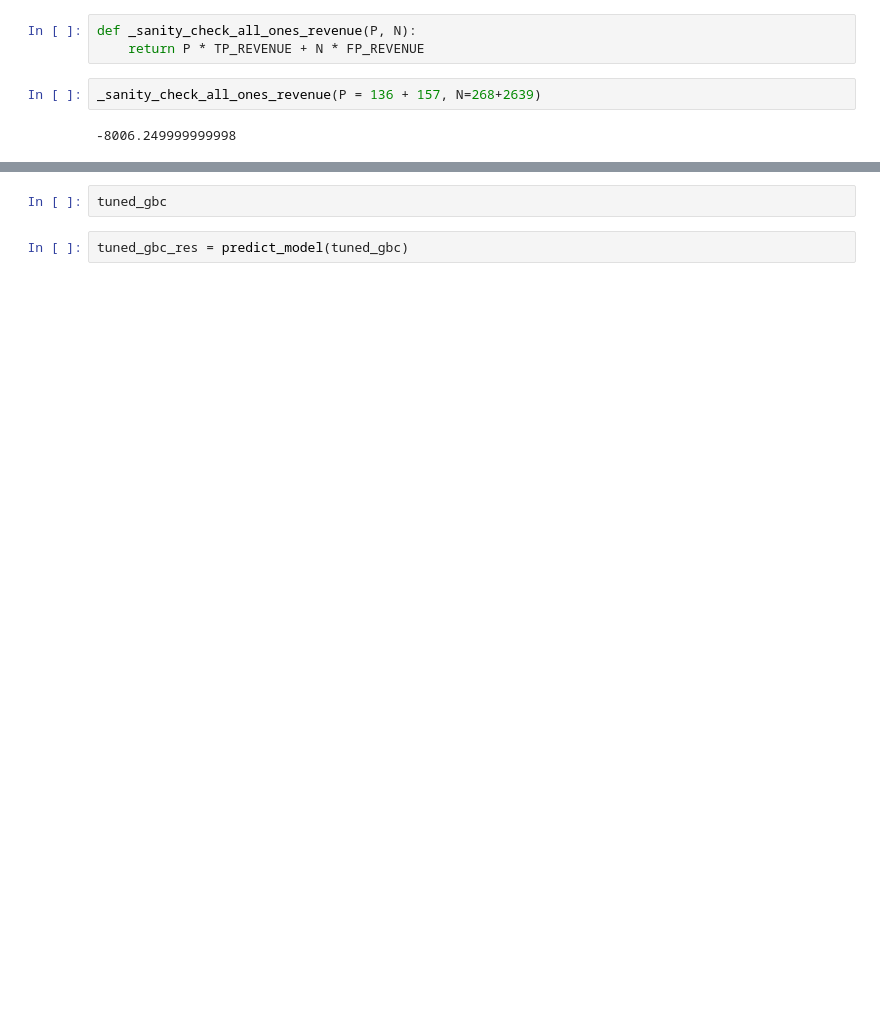
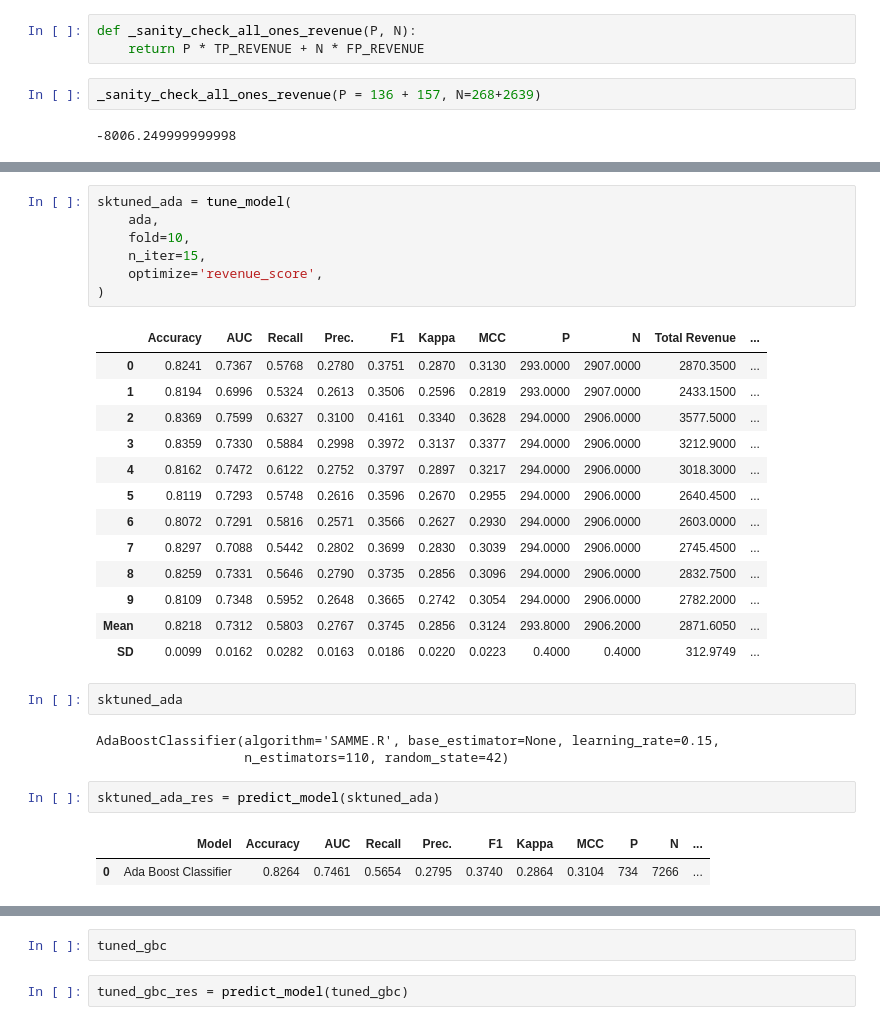
Before and after one commit to shaypal5/mba_ds_project, a Jupyter notebook: notebooks/pycaret_play.ipynb, the cells around one changed output, grey strips where cells are left out. Saved outputs shown, nothing was run; the diff lists cells and outputs as text; blank space fills up the shorter version.

```diff
--- a/notebooks/pycaret_play.ipynb
+++ b/notebooks/pycaret_play.ipynb
@@ -303,0 +366,31 @@ gbc_res = predict_model(gbc)
+# %%
+sktuned_ada = tune_model(
+    ada,
+    fold=10,
+    n_iter=15,
+    optimize='revenue_score',
+)
+# %% [output]
+|  | Accuracy | AUC | Recall | Prec. | F1 | Kappa | MCC | P | N | Total Revenue | ... |
+| 0 | 0.8241 | 0.7367 | 0.5768 | 0.2780 | 0.3751 | 0.2870 | 0.3130 | 293.0000 | 2907.0000 | 2870.3500 | ... |
+| 1 | 0.8194 | 0.6996 | 0.5324 | 0.2613 | 0.3506 | 0.2596 | 0.2819 | 293.0000 | 2907.0000 | 2433.1500 | ... |
+| 2 | 0.8369 | 0.7599 | 0.6327 | 0.3100 | 0.4161 | 0.3340 | 0.3628 | 294.0000 | 2906.0000 | 3577.5000 | ... |
+| 3 | 0.8359 | 0.7330 | 0.5884 | 0.2998 | 0.3972 | 0.3137 | 0.3377 | 294.0000 | 2906.0000 | 3212.9000 | ... |
+| 4 | 0.8162 | 0.7472 | 0.6122 | 0.2752 | 0.3797 | 0.2897 | 0.3217 | 294.0000 | 2906.0000 | 3018.3000 | ... |
+| 5 | 0.8119 | 0.7293 | 0.5748 | 0.2616 | 0.3596 | 0.2670 | 0.2955 | 294.0000 | 2906.0000 | 2640.4500 | ... |
+| 6 | 0.8072 | 0.7291 | 0.5816 | 0.2571 | 0.3566 | 0.2627 | 0.2930 | 294.0000 | 2906.0000 | 2603.0000 | ... |
+| 7 | 0.8297 | 0.7088 | 0.5442 | 0.2802 | 0.3699 | 0.2830 | 0.3039 | 294.0000 | 2906.0000 | 2745.4500 | ... |
+| 8 | 0.8259 | 0.7331 | 0.5646 | 0.2790 | 0.3735 | 0.2856 | 0.3096 | 294.0000 | 2906.0000 | 2832.7500 | ... |
+| 9 | 0.8109 | 0.7348 | 0.5952 | 0.2648 | 0.3665 | 0.2742 | 0.3054 | 294.0000 | 2906.0000 | 2782.2000 | ... |
+| Mean | 0.8218 | 0.7312 | 0.5803 | 0.2767 | 0.3745 | 0.2856 | 0.3124 | 293.8000 | 2906.2000 | 2871.6050 | ... |
+| SD | 0.0099 | 0.0162 | 0.0282 | 0.0163 | 0.0186 | 0.0220 | 0.0223 | 0.4000 | 0.4000 | 312.9749 | ... |
+# %%
+sktuned_ada
+# %% [output]
+AdaBoostClassifier(algorithm='SAMME.R', base_estimator=None, learning_rate=0.15,
+                   n_estimators=110, random_state=42)
+# %%
+sktuned_ada_res = predict_model(sktuned_ada)
+# %% [output]
+|  | Model | Accuracy | AUC | Recall | Prec. | F1 | Kappa | MCC | P | N | ... |
+| 0 | Ada Boost Classifier | 0.8264 | 0.7461 | 0.5654 | 0.2795 | 0.3740 | 0.2864 | 0.3104 | 734 | 7266 | ... |
```
Also changed, not shown: parts of 30 cells of this notebook, 7 other files.
